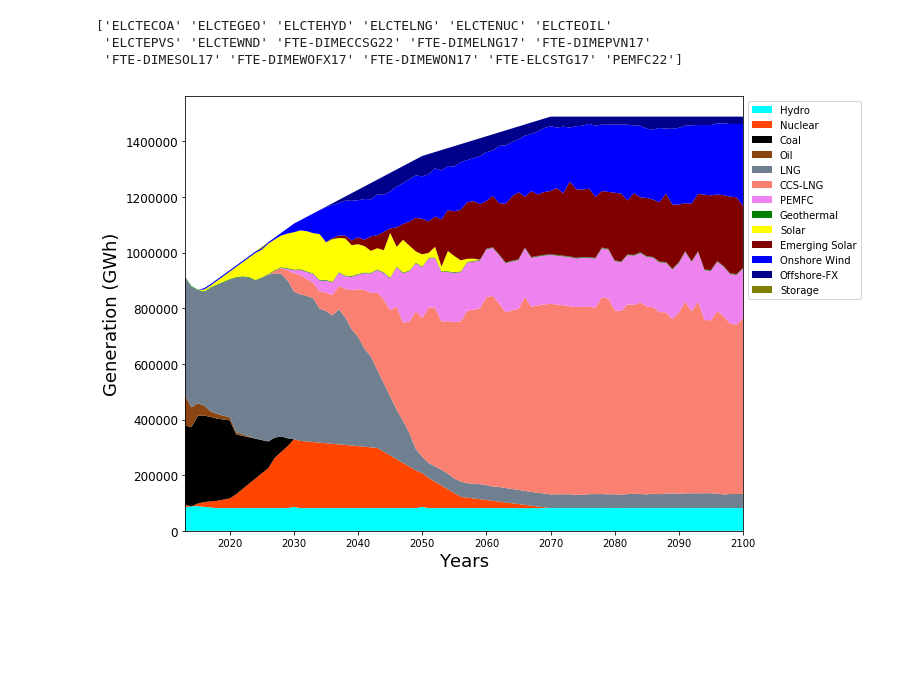
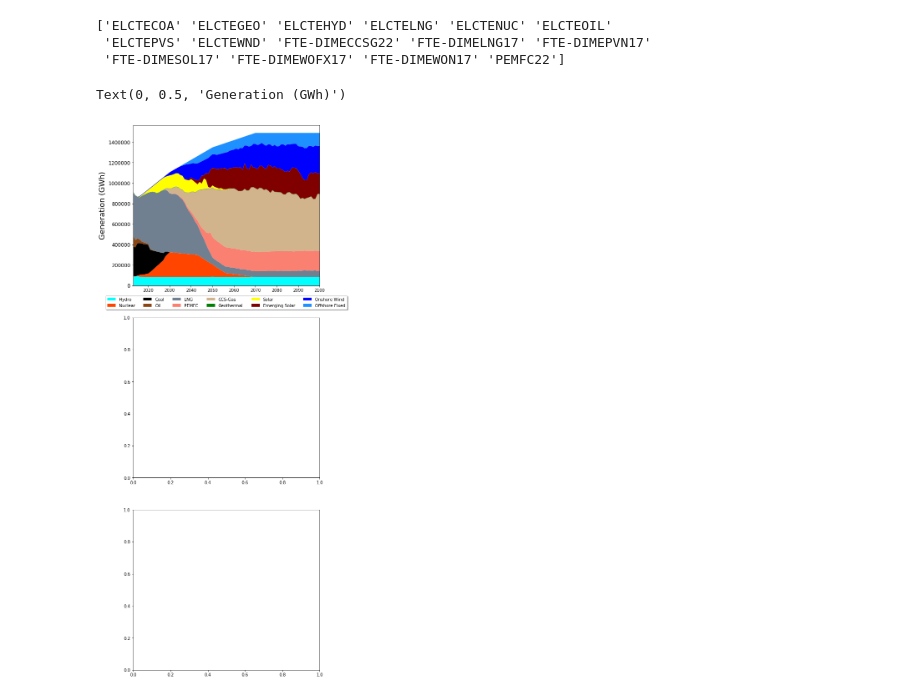
Before and after one commit to arfc/i2cner, a Jupyter notebook: JPN-Main-Model/active/newtech-nonuc/output/plotter.ipynb, the cells around one changed output. Drawn from its saved outputs; the diff is of its cells as text; code cells hidden in the pictures; blank space fills up the shorter version.

```diff
--- a/JPN-Main-Model/active/newtech-nonuc/output/plotter.ipynb
+++ b/JPN-Main-Model/active/newtech-nonuc/output/plotter.ipynb
@@ -16,56 +17,48 @@ a.set_index('Period', inplace=True)
 
 procs = a.Process.unique()
 newyrs=pd.Series(range(2013,2101))
-pltdict={}
+pltdict=OrderedDict()
 
 for prc in procs:
     b=a.loc[a['Process'] == prc].reindex(newyrs,fill_value=0)
     pltdict[prc]=b['PV']
 #a.to_csv('df_test.csv', sep='\t')
+print(procs)
+# %% [output]
+['ELCTECOA' 'ELCTEGEO' 'ELCTEHYD' 'ELCTELNG' 'ELCTENUC' 'ELCTEOIL'
+ 'ELCTEPVS' 'ELCTEWND' 'FTE-DIMECCSG22' 'FTE-DIMELNG17' 'FTE-DIMEPVN17'
+ 'FTE-DIMESOL17' 'FTE-DIMEWOFX17' 'FTE-DIMEWON17' 'PEMFC22']
-# %%
-print(procs)
-# %% [output]
-['ELCTECOA' 'ELCTEGEO' 'ELCTEHYD' 'ELCTELNG' 'ELCTENUC' 'ELCTEOIL'
- 'ELCTEPVS' 'ELCTEWND' 'FTE-DIMECCSG22' 'FTE-DIMELNG17' 'FTE-DIMEPVN17'
- 'FTE-DIMESOL17' 'FTE-DIMEWOFX17' 'FTE-DIMEWON17' 'FTE-ELCSTG17' 'PEMFC22']
 # %%
 ordlegend=['Hydro','Nuclear',
            'Coal','Oil', 'LNG',
-           'CCS-LNG','PEMFC',
+           'PEMFC','CCS-Gas',
            'Geothermal','Solar','Emerging Solar',
-           'Onshore Wind','Offshore-FX',#'Offshore-FL',
-           'Storage'
+           'Onshore Wind','Offshore Fixed'#,'Offshore Floating',
+           #'Storage'
           ]
 colours = ['aqua','orangered',
            'black', 'saddlebrown', 'slategray',
-           'salmon','violet',
+           'salmon','tan',
            'green','yellow','maroon',
-           'blue','darkblue',#'teal',
-           'olive'
+           'blue','dodgerblue'#,'teal',
+          #'violet'
           ]
-fig, ax = plt.subplots(figsize=(10, 8))
+fig, (ax1,ax2,ax3) = plt.subplots(3,figsize=(8, 24))
 pltyrs=range(2013,2101)
-ax.stackplot(pltyrs,  pltdict['ELCTEHYD'],pltdict['ELCTENUC'],
+ax1.stackplot(pltyrs,  pltdict['ELCTEHYD'],pltdict['ELCTENUC'],
              pltdict['ELCTECOA'],pltdict['ELCTEOIL'], pltdict['ELCTELNG']+pltdict['FTE-DIMELNG17'],
-             pltdict['FTE-DIMECCSG22'],pltdict['PEMFC22'],
-              pltdict['ELCTEGEO'],pltdict['ELCTEPVS']+pltdict['FTE-DIMEPVN17'],pltdict['FTE-DIMESOL17'],
-             pltdict['ELCTEWND']+pltdict['FTE-DIMEWON17'],pltdict['FTE-DIMEWOFX17'],#pltdict['FTE-DIMEWOFL17'],
-            pltdict['FTE-ELCSTG17'],
+              pltdict['PEMFC22'], pltdict['FTE-DIMECCSG22'],
+             pltdict['ELCTEGEO'],
+           pltdict['ELCTEPVS']+pltdict['FTE-DIMEPVN17'],pltdict['FTE-DIMESOL17'],
+               pltdict['ELCTEWND']+pltdict['FTE-DIMEWON17'],pltdict['FTE-DIMEWOFX17'],#pltdict['FTE-DIMEWOFL19'],
+              #pltdict['STGLION19'],
              labels=ordlegend, colors=colours)
-dmd=[913791,880396,866861,872251,8.87E+05,1.10E+06,1.35E+06,1.49E+06,1.49E+06]
-yr=[2013,2014,2015,2016,2017,2030,2050,2070,2100]
-#ax.plot(yr,dmd,color='black')
-#ax.get_yaxis().set_major_formatter(plt.FuncFormatter(lambda x, loc: "{:,}".format(int(x))))
-#ax.grid()
-#plt.xticks(np.arange(2013, 2100+1, 1.0))
-ax.tick_params(axis="x", labelsize=10)
-ax.tick_params(axis="y", labelsize=12)
-ax.set_xlim((2013, 2100))
-#ax.set_ylim((0, 1000000))
-ax.legend(bbox_to_anchor=(1, 1), loc='upper left', ncol=1)
-ax.set_xlabel('Years',fontsize='18')
-ax.set_ylabel('Generation (GWh)',fontsize='18')
-#fig.autofmt_xdate()
-fig.savefig('elc_output_75mt.png',bbox_inches='tight', dpi=300)
+ax1.tick_params(axis="x", labelsize=10)
+ax1.tick_params(axis="y", labelsize=12)
+ax1.set_xlim((2013, 2100))
+ax1.legend(loc='upper center', bbox_to_anchor=(0.5, -0.05), shadow=True, ncol=6)
+#ax1.set_xlabel('Years',fontsize='18')
+ax1.set_ylabel('Generation (GWh)',fontsize='18')
 # %% [output]
+Text(0, 0.5, 'Generation (GWh)')
-[figure, old version]
+[figure, new version]
```
Also changed, not shown: parts of 5 cells of this notebook, 14 other files.
